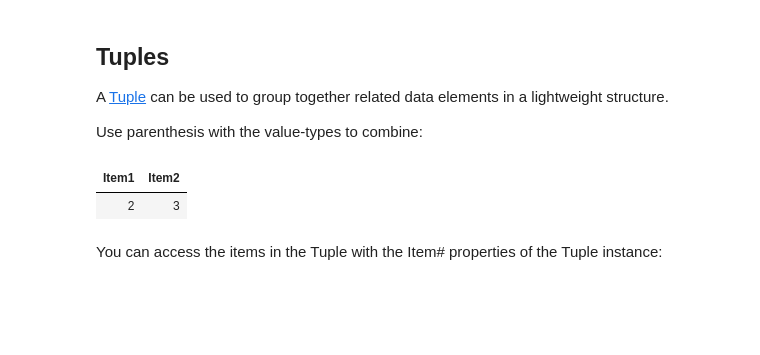
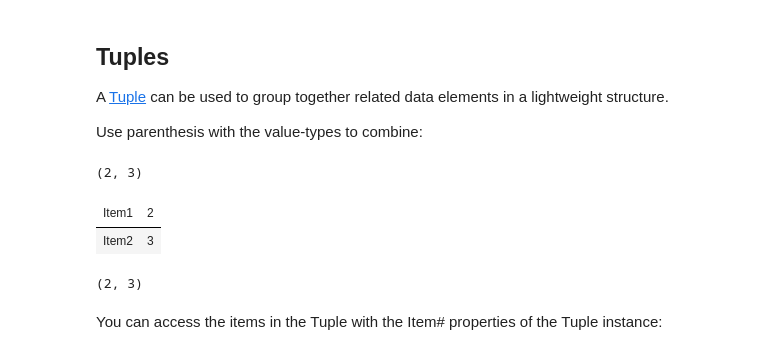
Before and after one commit to csharpfritz/csharp_with_csharpfritz, a Jupyter notebook: notebooks/0101-FirstSession.ipynb, the cells around one changed output. Saved outputs shown, nothing was run; the diff lists cells and outputs as text; code cells hidden in the pictures; blank space fills up the shorter version.

```diff
--- a/notebooks/0101-FirstSession.ipynb
+++ b/notebooks/0101-FirstSession.ipynb
@@ -284,6 +390,9 @@ Use parenthesis with the value-types to combine:
 # %%
 (int, int) point = (2, 3);
 display(point);
+Console.WriteLine(point);
 # %% [output]
+(2, 3)
-| Item1 | Item2 |
-| 2 | 3 |
+| Item1 | 2 |
+| Item2 | 3 |
+(2, 3)
```
Also changed, not shown: parts of 38 cells of this notebook.
